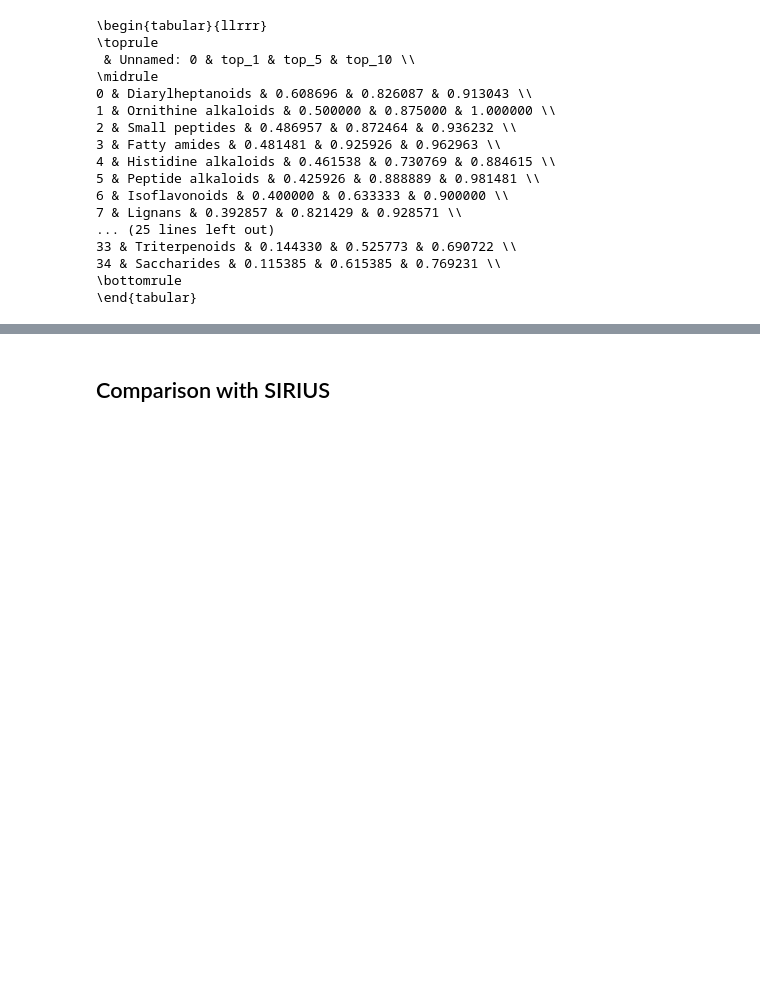
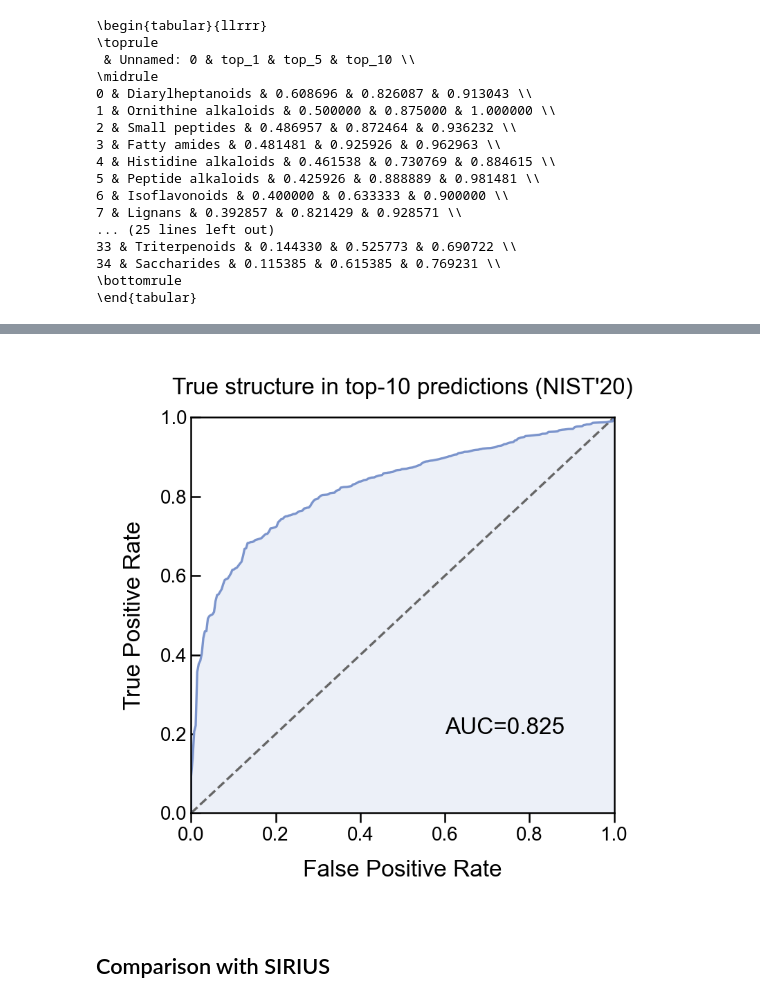
Before and after one commit to coleygroup/ms-pred, a Jupyter notebook: notebooks/iceberg_2025_biorxiv/iceberg_fig_quantitative.ipynb, the cells around one changed output, grey strips where cells are left out. Saved outputs shown, nothing was run; the diff lists cells and outputs as text; code cells hidden in the pictures; blank space fills up the shorter version.

```diff
--- a/notebooks/iceberg_2025_biorxiv/iceberg_fig_quantitative.ipynb
+++ b/notebooks/iceberg_2025_biorxiv/iceberg_fig_quantitative.ipynb
@@ -1227,3 +1361,32 @@ print(df_plot.to_latex())
+# %%
+fig, ax = plt.subplots(1, 1, figsize=(2, 2), dpi=400)
+
+d = roc_payload[k]
+y_test = d["y_test"]
+p_test = d["p_test"]
+
+fpr, tpr, _ = roc_curve(y_test, p_test)
+auc = roc_auc_score(y_test, p_test)
+
+# chance line
+plt.plot([0, 1], [0, 1], linestyle="--", linewidth=0.6, color='#666666')
+
+plt.plot(fpr[::2], tpr[::2], linewidth=0.6, color='#7B94CC')
+plt.fill_between(fpr[::2], tpr[::2], linewidth=0.6, color='#ecf0f8')
+plt.text(0.6, 0.2, f'AUC={auc:.3f}', fontsize=6)
+
+plt.xlim(0, 1)
+plt.ylim(0, 1)
+plt.xlabel("False Positive Rate")
+plt.ylabel("True Positive Rate")
+plt.title("True structure in top-10 predictions (NIST'20)")
+plt.tight_layout()
+
+fig.savefig(
+    results_folder / "iceberg_roc.pdf", bbox_inches="tight", transparent=True
+)
+# %% [output]
+[figure, added]
 # %% [markdown]
 ## Comparison with SIRIUS
 # %%
```
Also changed, not shown: parts of 8 cells of this notebook, 2 other files.
